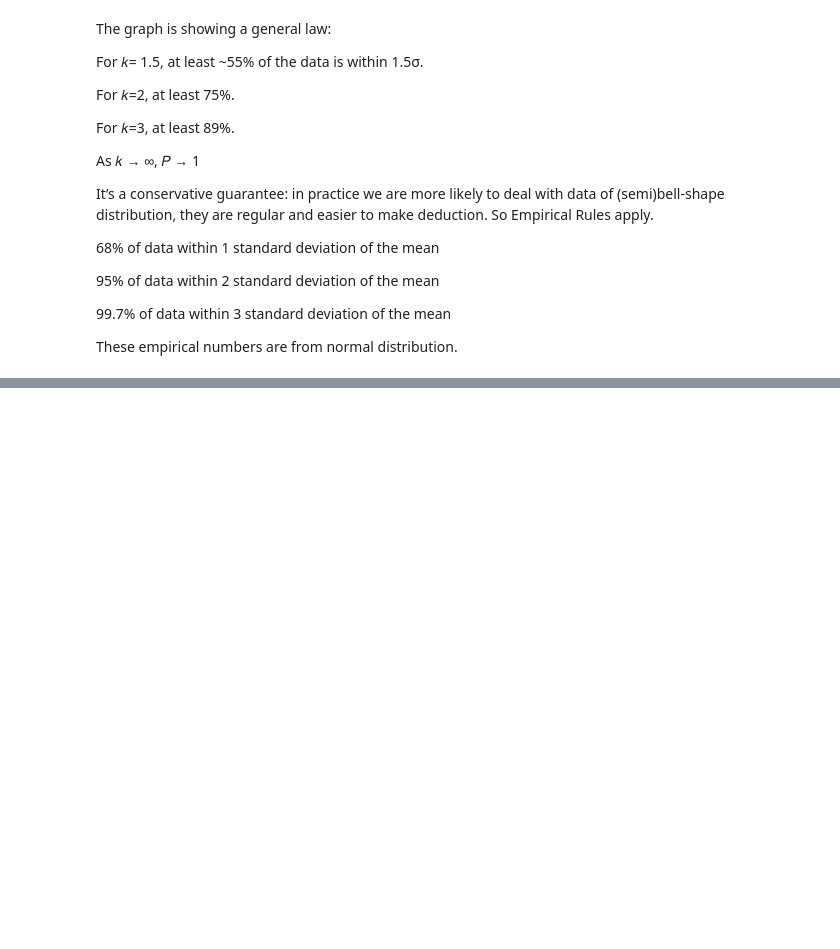
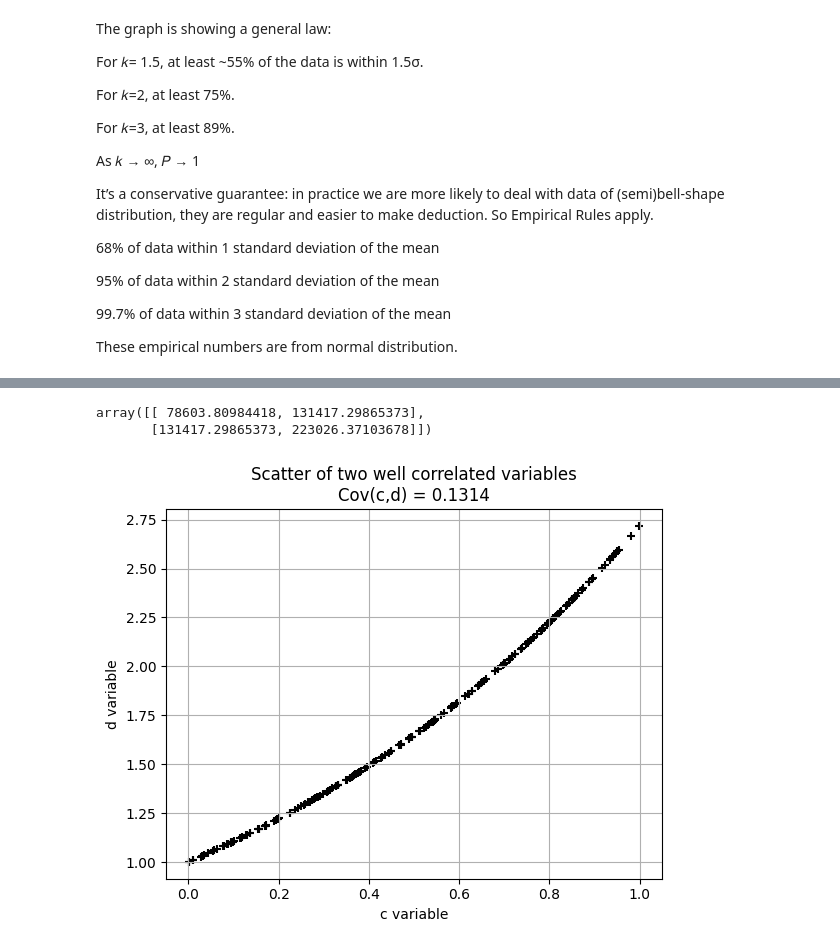
Before and after one commit to ZoubirCHATTI/02__Probability-Statisitics, a Jupyter notebook: 01_Basis statistics/01_Basic_statistics.ipynb, the cells around one changed output, grey strips where cells are left out. Saved outputs shown, nothing was run; the diff lists cells and outputs as text; code cells hidden in the pictures; blank space fills up the shorter version.

```diff
--- a/01_Basis statistics/01_Basic_statistics.ipynb
+++ b/01_Basis statistics/01_Basic_statistics.ipynb
@@ -369,0 +429,19 @@ These empirical numbers are from normal distribution.
+# %%
+#Case of two correlated variables
+c=np.random.rand(200)
+d=np.exp(c)
+# %%
+covariance_matrix1=np.cov(c , d)
+covariance_matrix1
+# %% [output]
+array([[ 78603.80984418, 131417.29865373],
+       [131417.29865373, 223026.37103678]])
+# %%
+plt.figure()
+plt.scatter(c ,  d, color='black', marker='+')
+plt.xlabel('c variable')
+plt.ylabel('d variable')
+plt.title(f"Scatter of two well correlated variables\nCov(c,d) = {covariance_matrix1[0 , 1]:.4f}")
+plt.grid(True)
+# %% [output]
+[figure, added]
```
Also changed, not shown: parts of 20 cells of this notebook.
